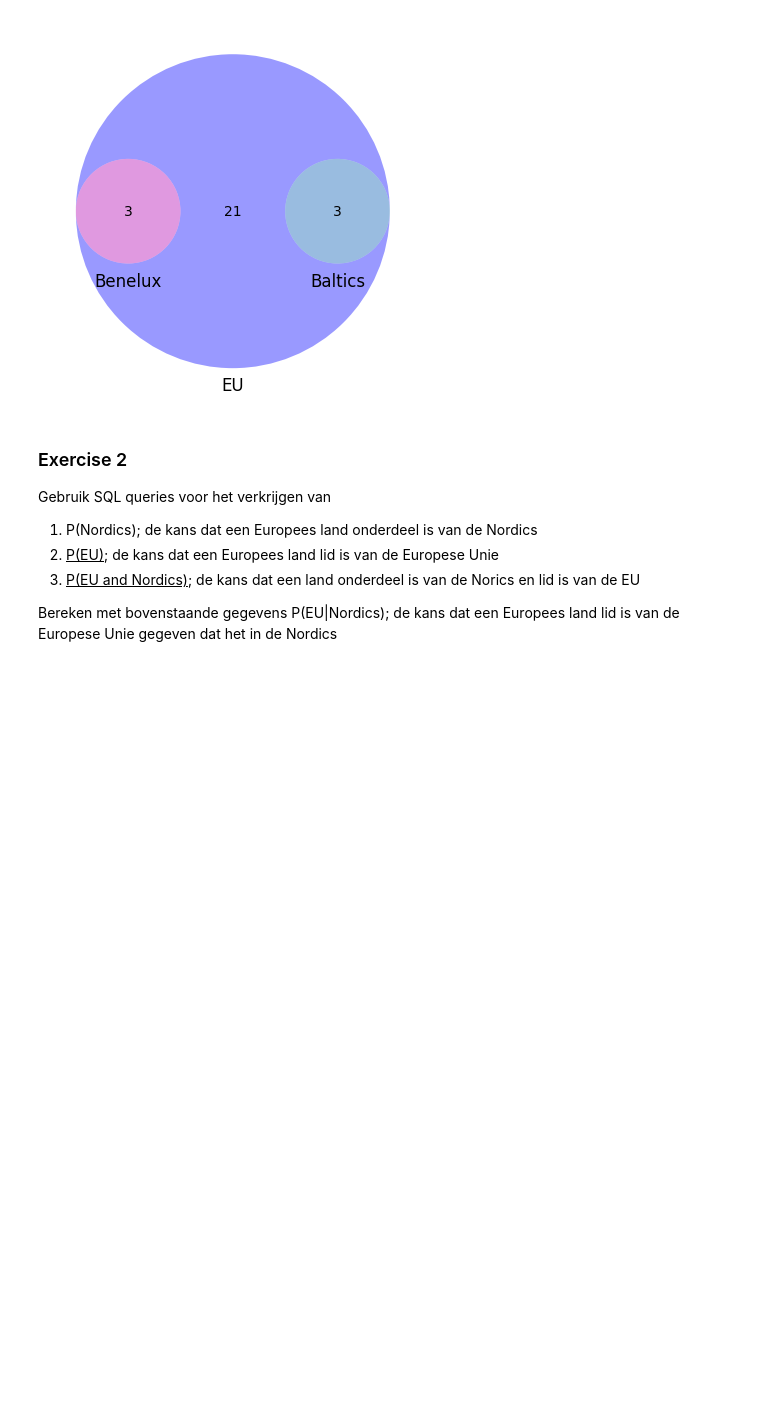
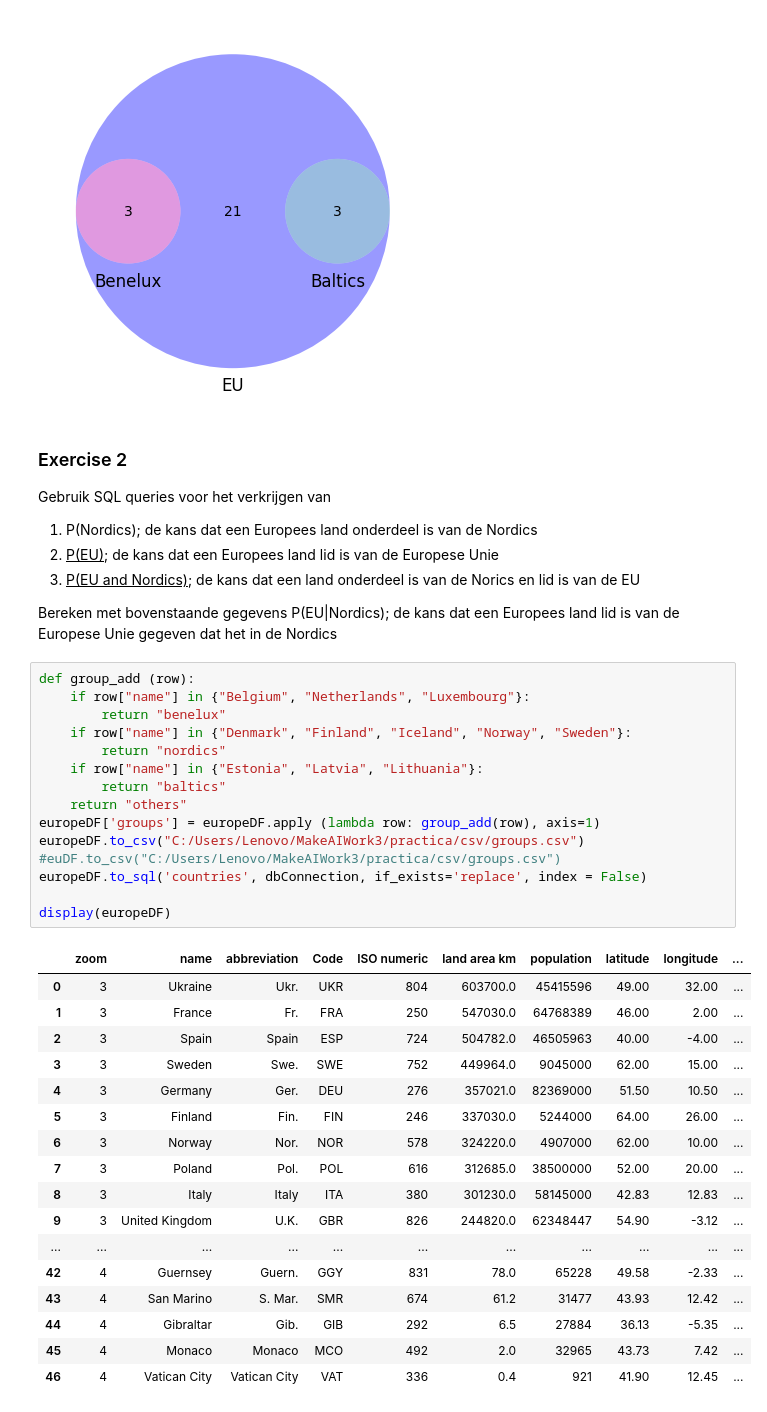
Before and after one commit to KajalRajesh/MakeAIWork3, a Jupyter notebook: practica/bayes/bayes_sql.ipynb, the cells around one changed output. Cells and saved outputs as stored; diff of their text form; blank space fills up the shorter version.

Commit message:
practica

```diff
--- a/practica/bayes/bayes_sql.ipynb
+++ b/practica/bayes/bayes_sql.ipynb
@@ -123,6 +161,39 @@ venn3([benelux, baltics, eu], ('Benelux', 'Baltics', 'EU'))
 </ol>
 Bereken met bovenstaande gegevens P(EU|Nordics); de kans dat een Europees land lid is van de Europese Unie gegeven dat het in de Nordics</li>
 </p>
+# %%
+def group_add (row):
+    if row["name"] in {"Belgium", "Netherlands", "Luxembourg"}:
+        return "benelux"
+    if row["name"] in {"Denmark", "Finland", "Iceland", "Norway", "Sweden"}:
+        return "nordics"
+    if row["name"] in {"Estonia", "Latvia", "Lithuania"}:
+        return "baltics"
+    return "others"
+europeDF['groups'] = europeDF.apply (lambda row: group_add(row), axis=1)
+europeDF.to_csv("C:/Users/Lenovo/MakeAIWork3/practica/csv/groups.csv")
+#euDF.to_csv("C:/Users/Lenovo/MakeAIWork3/practica/csv/groups.csv")
+europeDF.to_sql('countries', dbConnection, if_exists='replace', index = False)
+
+display(europeDF)
+# %% [output]
+|  | zoom | name | abbreviation | Code | ISO numeric | land area km | population | latitude | longitude | ... |
+| 0 | 3 | Ukraine | Ukr. | UKR | 804 | 603700.0 | 45415596 | 49.00 | 32.00 | ... |
+| 1 | 3 | France | Fr. | FRA | 250 | 547030.0 | 64768389 | 46.00 | 2.00 | ... |
+| 2 | 3 | Spain | Spain | ESP | 724 | 504782.0 | 46505963 | 40.00 | -4.00 | ... |
+| 3 | 3 | Sweden | Swe. | SWE | 752 | 449964.0 | 9045000 | 62.00 | 15.00 | ... |
+| 4 | 3 | Germany | Ger. | DEU | 276 | 357021.0 | 82369000 | 51.50 | 10.50 | ... |
+| 5 | 3 | Finland | Fin. | FIN | 246 | 337030.0 | 5244000 | 64.00 | 26.00 | ... |
+| 6 | 3 | Norway | Nor. | NOR | 578 | 324220.0 | 4907000 | 62.00 | 10.00 | ... |
+| 7 | 3 | Poland | Pol. | POL | 616 | 312685.0 | 38500000 | 52.00 | 20.00 | ... |
+| 8 | 3 | Italy | Italy | ITA | 380 | 301230.0 | 58145000 | 42.83 | 12.83 | ... |
+| 9 | 3 | United Kingdom | U.K. | GBR | 826 | 244820.0 | 62348447 | 54.90 | -3.12 | ... |
+| ... | ... | ... | ... | ... | ... | ... | ... | ... | ... | ... |
+| 42 | 4 | Guernsey | Guern. | GGY | 831 | 78.0 | 65228 | 49.58 | -2.33 | ... |
+| 43 | 4 | San Marino | S. Mar. | SMR | 674 | 61.2 | 31477 | 43.93 | 12.42 | ... |
+| 44 | 4 | Gibraltar | Gib. | GIB | 292 | 6.5 | 27884 | 36.13 | -5.35 | ... |
+| 45 | 4 | Monaco | Monaco | MCO | 492 | 2.0 | 32965 | 43.73 | 7.42 | ... |
+| 46 | 4 | Vatican City | Vatican City | VAT | 336 | 0.4 | 921 | 41.90 | 12.45 | ... |
 # %%
 # Close connection to SQLite database
 
```
Also changed, not shown: parts of 9 cells of this notebook, 16 other files.
